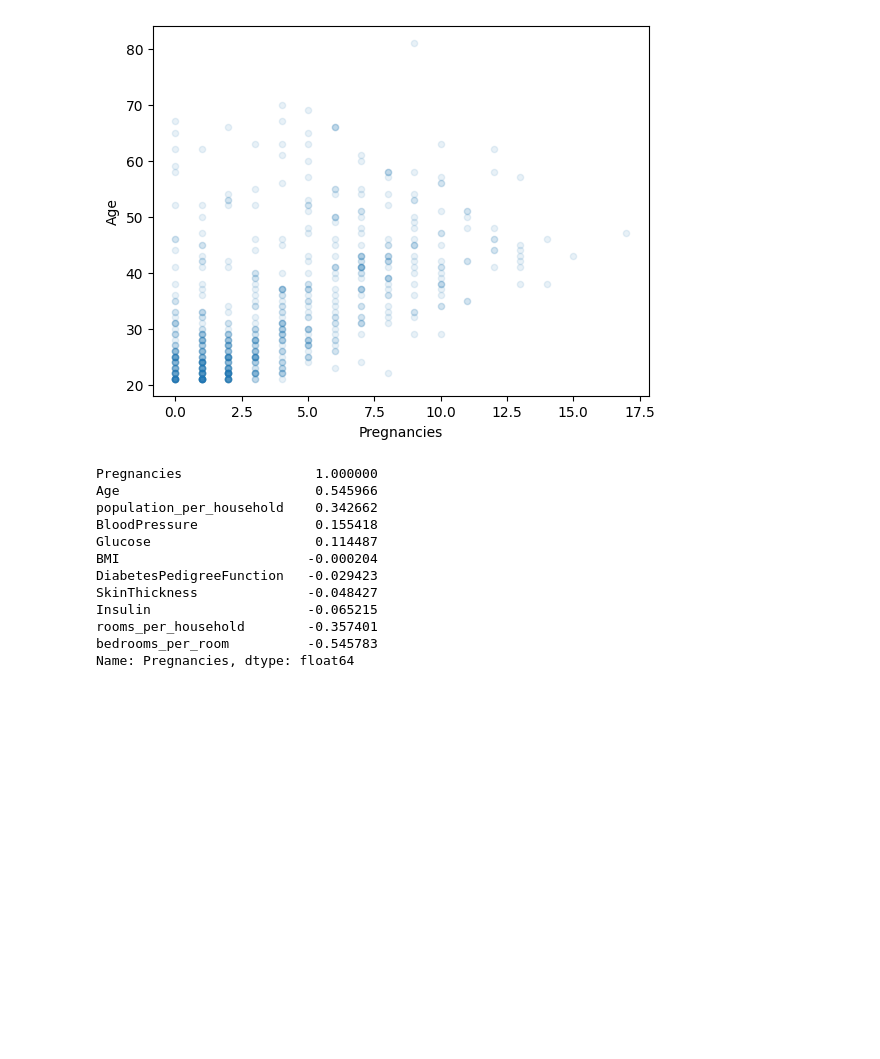
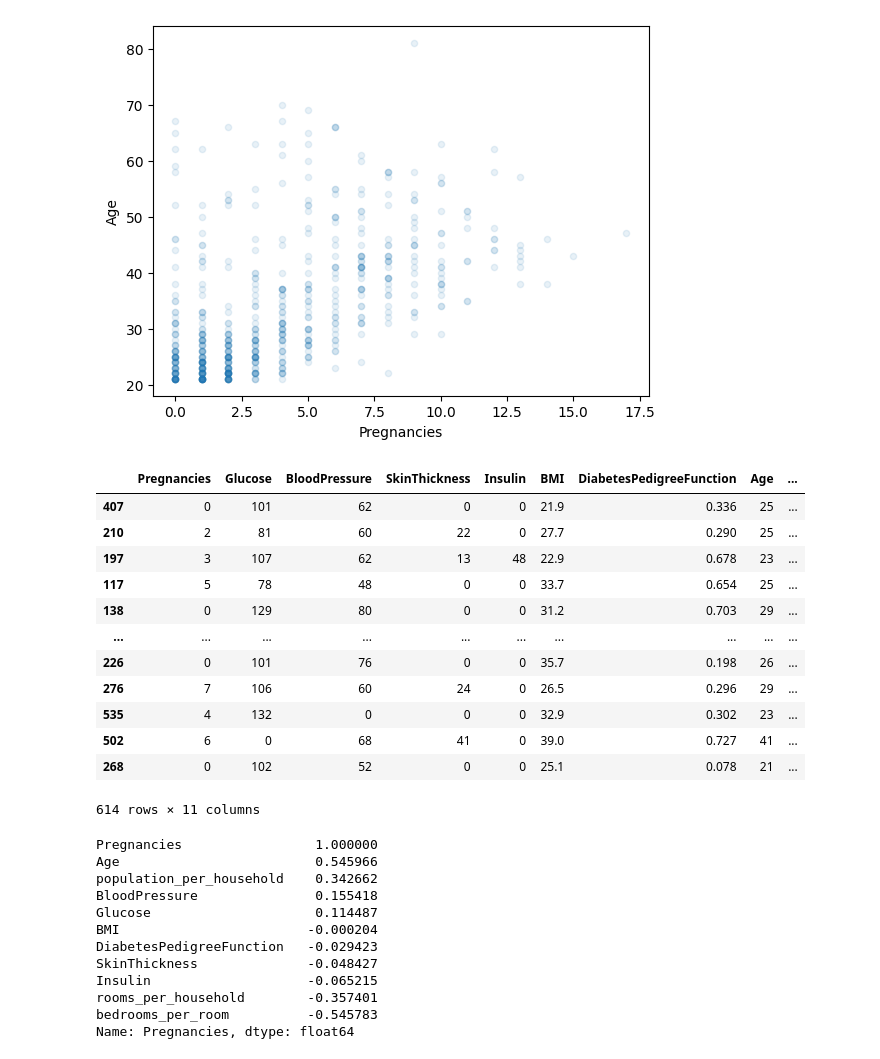
Before and after one commit to Akloni1/2_Lab_ML, a Jupyter notebook: Karpukhin_2Lab.ipynb, the cells around one changed output. Drawn from its saved outputs; the diff is of its cells as text; code cells hidden in the pictures; blank space fills up the shorter version.

```diff
--- a/Karpukhin_2Lab.ipynb
+++ b/Karpukhin_2Lab.ipynb
@@ -17,0 +119,2 @@ df = pd.read_csv(file)
+# %%
+data['BloodPressure_category'] = pd.cut(data['BloodPressure'],bins=[-1,20,40,60,80, np.inf],labels=[0,20,40,60,80])
@@ -17,0 +127,7 @@ df = pd.read_csv(file)
+# %%
+from sklearn.model_selection import StratifiedShuffleSplit
+split = StratifiedShuffleSplit(n_splits=1,test_size=0.2, random_state=42)
+for train_index, test_index in split.split(data,data['BloodPressure_category']):
+    print(train_index)
+    strat_train_set = data.loc[train_index]
+    strat_test_set = data.loc[test_index]
@@ -195,6 +704,22 @@ data.plot(kind='scatter',x='Pregnancies',y='Age',alpha=0.1)
 # %% [output]
 <AxesSubplot: xlabel='Pregnancies', ylabel='Age'>
 [figure]
+# %%
+data
+# %% [output]
+|  | Pregnancies | Glucose | BloodPressure | SkinThickness | Insulin | BMI | DiabetesPedigreeFunction | Age | ... |
+| 407 | 0 | 101 | 62 | 0 | 0 | 21.9 | 0.336 | 25 | ... |
+| 210 | 2 | 81 | 60 | 22 | 0 | 27.7 | 0.290 | 25 | ... |
+| 197 | 3 | 107 | 62 | 13 | 48 | 22.9 | 0.678 | 23 | ... |
+| 117 | 5 | 78 | 48 | 0 | 0 | 33.7 | 0.654 | 25 | ... |
+| 138 | 0 | 129 | 80 | 0 | 0 | 31.2 | 0.703 | 29 | ... |
+| ... | ... | ... | ... | ... | ... | ... | ... | ... | ... |
+| 226 | 0 | 101 | 76 | 0 | 0 | 35.7 | 0.198 | 26 | ... |
+| 276 | 7 | 106 | 60 | 24 | 0 | 26.5 | 0.296 | 29 | ... |
+| 535 | 4 | 132 | 0 | 0 | 0 | 32.9 | 0.302 | 23 | ... |
+| 502 | 6 | 0 | 68 | 41 | 0 | 39.0 | 0.727 | 41 | ... |
+| 268 | 0 | 102 | 52 | 0 | 0 | 25.1 | 0.078 | 21 | ... |
+614 rows × 11 columns
 # %%
 data['rooms_per_household'] = data['Insulin'] / data['Pregnancies']
 data['bedrooms_per_room'] = data['SkinThickness'] / data.Pregnancies
```
Also changed, not shown: parts of 69 cells of this notebook.
